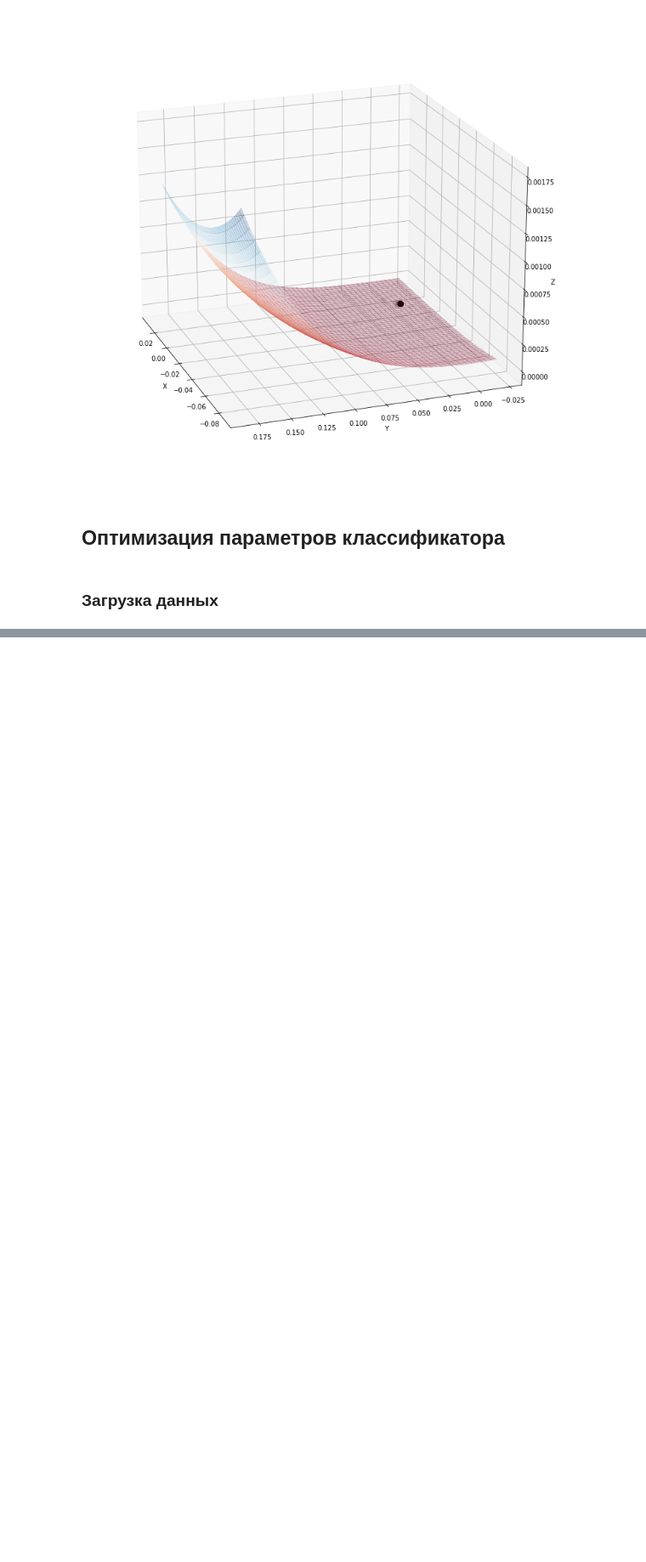
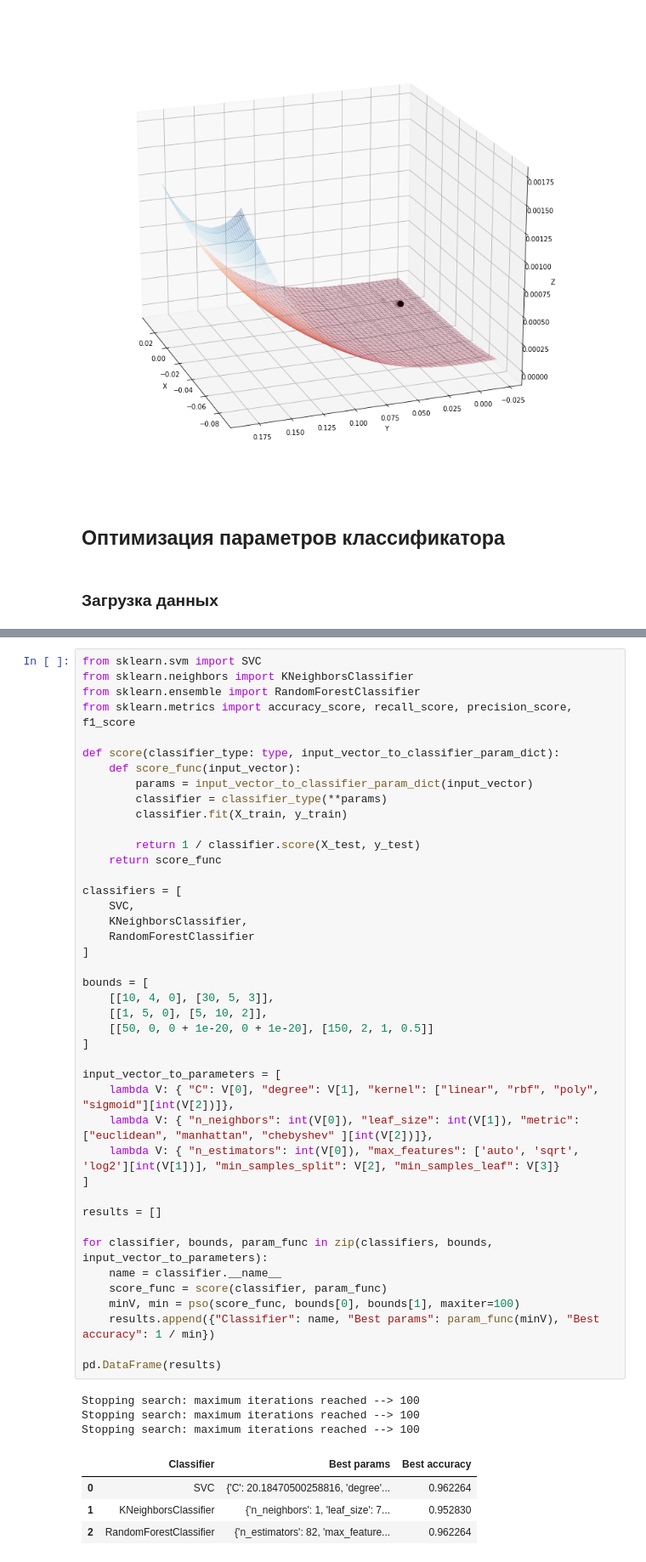
Before and after one commit to BearPro/data-science, a Jupyter notebook: task5.ipynb, the cells around one changed output, grey strips where cells are left out. Shown at 85% size. Cells and saved outputs as stored; diff of their text form; blank space fills up the shorter version.

```diff
--- a/task5.ipynb
+++ b/task5.ipynb
@@ -157,0 +164,50 @@ data.head()
+# %%
+from sklearn.svm import SVC
+from sklearn.neighbors import KNeighborsClassifier
+from sklearn.ensemble import RandomForestClassifier
+from sklearn.metrics import accuracy_score, recall_score, precision_score, f1_score
+
+def score(classifier_type: type, input_vector_to_classifier_param_dict):
+    def score_func(input_vector):
+        params = input_vector_to_classifier_param_dict(input_vector)
+        classifier = classifier_type(**params)
+        classifier.fit(X_train, y_train)
+
+        return 1 / classifier.score(X_test, y_test)
+    return score_func
+
+classifiers = [
+    SVC,
+    KNeighborsClassifier,
+    RandomForestClassifier
+]
+
+bounds = [
+    [[10, 4, 0], [30, 5, 3]],
+    [[1, 5, 0], [5, 10, 2]],
+    [[50, 0, 0 + 1e-20, 0 + 1e-20], [150, 2, 1, 0.5]]
+]
+
+input_vector_to_parameters = [
+    lambda V: { "C": V[0], "degree": V[1], "kernel": ["linear", "rbf", "poly", "sigmoid"][int(V[2])]},
+    lambda V: { "n_neighbors": int(V[0]), "leaf_size": int(V[1]), "metric": ["euclidean", "manhattan", "chebyshev" ][int(V[2])]},
+    lambda V: { "n_estimators": int(V[0]), "max_features": ['auto', 'sqrt', 'log2'][int(V[1])], "min_samples_split": V[2], "min_samples_leaf": V[3]}
+]
+
+results = []
+
+for classifier, bounds, param_func in zip(classifiers, bounds, input_vector_to_parameters):
+    name = classifier.__name__
+    score_func = score(classifier, param_func)
+    minV, min = pso(score_func, bounds[0], bounds[1], maxiter=100)
+    results.append({"Classifier": name, "Best params": param_func(minV), "Best accuracy": 1 / min})
+
+pd.DataFrame(results)
+# %% [output]
+Stopping search: maximum iterations reached --> 100
+Stopping search: maximum iterations reached --> 100
+Stopping search: maximum iterations reached --> 100
+|  | Classifier | Best params | Best accuracy |
+| 0 | SVC | {'C': 20.18470500258816, 'degree'... | 0.962264 |
+| 1 | KNeighborsClassifier | {'n_neighbors': 1, 'leaf_size': 7... | 0.952830 |
+| 2 | RandomForestClassifier | {'n_estimators': 82, 'max_feature... | 0.962264 |
```
Also changed, not shown: parts of 2 cells of this notebook.
